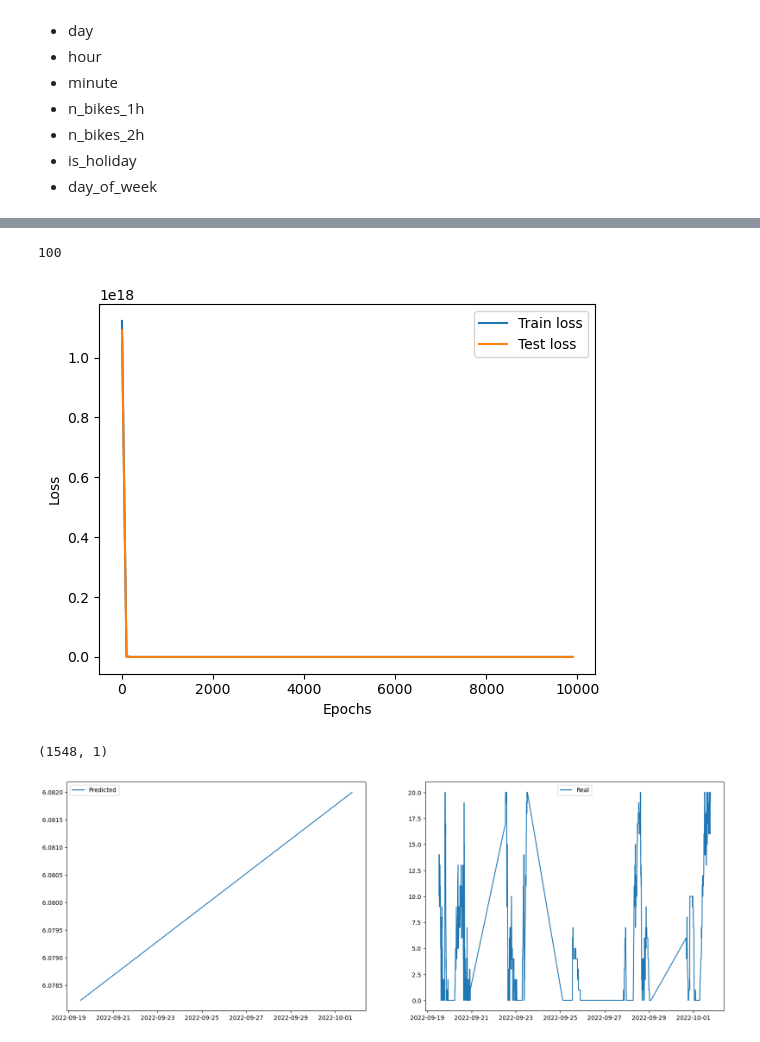
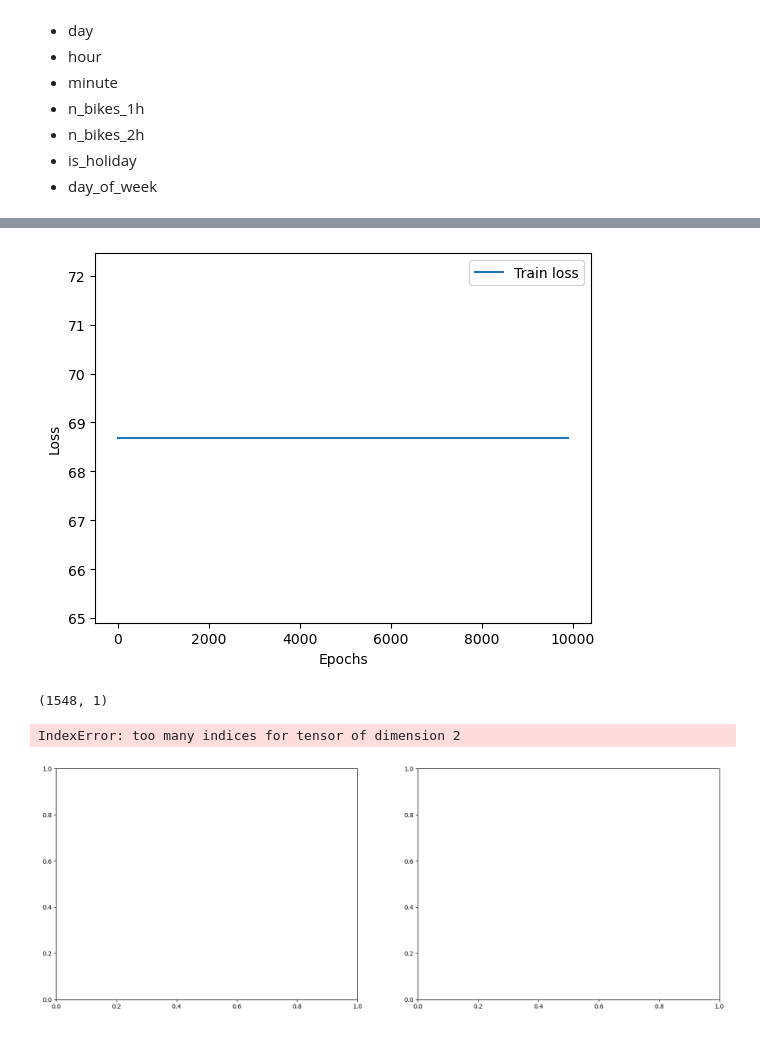
Before and after one commit to strojanski/bicikelj_predictor, a Jupyter notebook: bicikelj.ipynb, the cells around one changed output, grey strips where cells are left out. Drawn from its saved outputs; the diff is of its cells as text; code cells hidden in the pictures.

```diff
--- a/bicikelj.ipynb
+++ b/bicikelj.ipynb
@@ -236,24 +235,26 @@ for station in stations:
+# %%
+presernov_df = station_dataframes[stations[0]]
+
+X = presernov_df.drop(["timestamp", "n_bikes"], axis=1)
+y = np.array(presernov_df["n_bikes"]).reshape((-1, 1))
 # %%
 from sklearn.model_selection import train_test_split
 
-
-train_losses, test_losses, epochs = [], [], []
+X_train, X_test, y_train, y_test = train_test_split(X, y, shuffle=False, test_size=0.2)
 
 n_epochs = 10000
 
-X = datetime64_to_unix(train["timestamp"].values)
-y = train.iloc[:, 1].values
+X_train = torch.tensor(np.array(X_train), dtype=torch.float32)
+y_train = torch.tensor(np.array(y_train), dtype=torch.float32)
+X_test = torch.tensor(np.array(X_test), dtype=torch.float32)
+y_test = torch.tensor(np.array(y_test), dtype=torch.float32)
 
-X_train, X_test, y_train, y_test = train_test_split(X, y, test_size=0.2, shuffle=False)
+# y_train = y_train.unsqueeze(1)
+# y_test = y_test.unsqueeze(1)
 
-# Convert to numpy arrays
-X_train = np.array(X_train)
-y_train = np.array(y_train)
-X_test = np.array(X_test)
-y_test = np.array(y_test)
+# Element-wise multiplication
+y_train = torch.mul(X_train, y_train)
+y_test = torch.mul(X_test, y_test)
 
-X_train = torch.tensor(X_train, dtype=torch.float32).unsqueeze(1)
-y_train = torch.tensor(y_train, dtype=torch.float32).unsqueeze(1)
-X_test = torch.tensor(X_test, dtype=torch.float32).unsqueeze(1)
-y_test = torch.tensor(y_test, dtype=torch.float32).unsqueeze(1)
+X_train.shape, y_train.shape, X_test.shape, y_test.shape
 # %% [output]
@@ -260,0 +300,3 @@ UFuncTypeError: ufunc 'subtract' cannot use operands with types dtype('O') and d
+# %%
+# Train model for a single station
+presernov_model = LinearRegression(X.shape[1], y.shape[1])
@@ -283,8 +330,4 @@ Epoch: 9900, Train loss: 44.346317291259766
-# %%
-len(epochs)
-# %% [output]
-100
 # %%
-plot_loss(epochs, train_losses, test_losses)
+plot_loss(epochs, train_losses)
 # %% [output]
-[figure, old version]
+[figure, new version]
@@ -293,16 +334,15 @@ pass
 # %%
 with torch.inference_mode():
-    y_pred = single_station_model(X_test.to(device))
+    y_pred = presernov_model(X_test.to(device))
     # print(y_pred.cpu())
     print(y_pred.cpu().detach().numpy().shape)
 
     fig, ax = plt.subplots(1, 2, figsize=(20, 7))
 
-    test_x = [unix_to_datetime64(x) for x in X_test]
-
-    ax[0].plot(test_x, y_pred.cpu().detach().numpy(), label="Predicted")
-    ax[1].plot(test_x, y_test.cpu().detach().numpy(), label="Real")
+    ax[0].plot(X_test[], y_pred.cpu().detach().numpy(), label="Predicted")
+    ax[1].plot(X_test["hour"], y_test.cpu().detach().numpy(), label="Real")
     ax[0].legend(), ax[1].legend()
 # %% [output]
 (1548, 1)
+IndexError: too many indices for tensor of dimension 2
-[figure, old version]
+[figure, new version]
```
Also changed, not shown: parts of 16 cells of this notebook, 3 other files.
